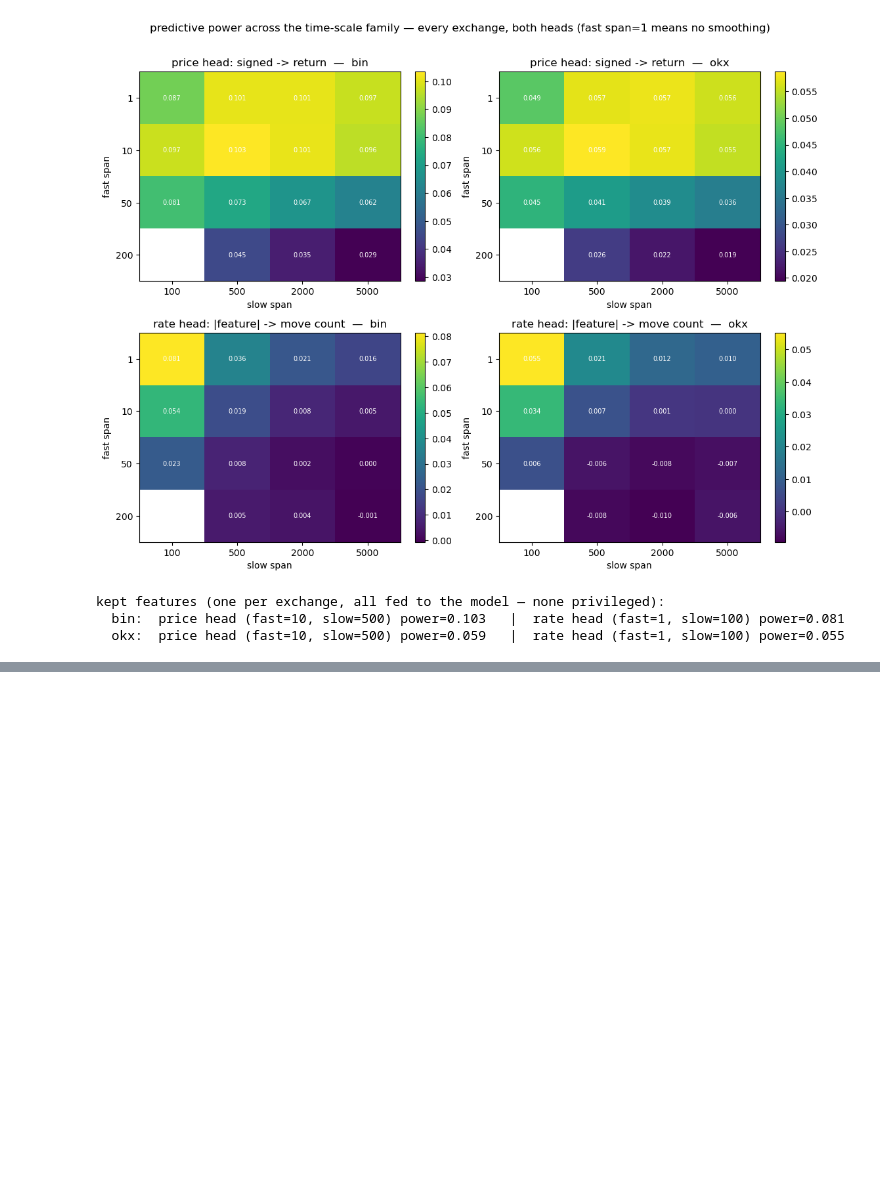
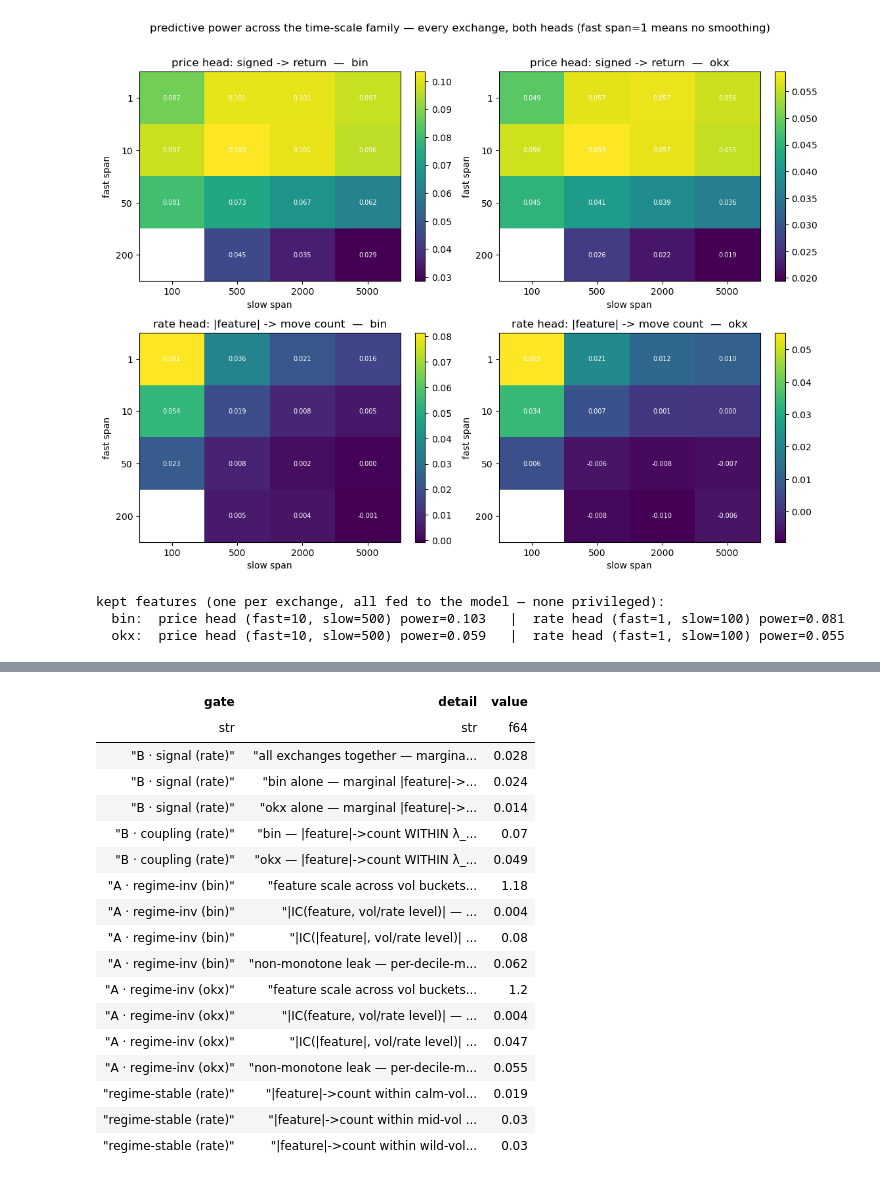
Before and after one commit to leithboyd/boba, a Jupyter notebook: notebooks/features/template.ipynb, the cells around one changed output, grey strips where cells are left out. Cells and saved outputs as stored; diff of their text form; code cells hidden in the pictures; blank space fills up the shorter version.

```diff
--- a/notebooks/features/template.ipynb
+++ b/notebooks/features/template.ipynb
@@ -918,35 +910,38 @@ decouple does what Gate B's control branch needs.
 # %%
-# SELF-TEST of the control-branch decouple (does NOT touch the alpha worked example above).
-rng = np.random.default_rng(0)
-# a count/λ_ev-style rate-head target on the grid (the same shape rate_target has)
-st_count  = (cum_mv[np.searchsorted(byb_rx, anchor_ts + HORIZON_NS, "right")]
-             - cum_mv[np.searchsorted(byb_rx, anchor_ts, "right")]).astype(float)   # byb moves over the next 100 ms
-st_target = st_count / np.maximum(lam_at_anchor, 1e-9)                               # count ÷ λ_ev (the scored ratio target)
-st_lam    = lam_at_anchor                                                            # the shared yardstick == STRAT_VAR
+# === RATE-HEAD GATES ===
+# The price-head gates above ran the price-SPAN feature against the σ_ev price target. The rate head is fed a
+# DIFFERENT-span feature (the rate_member pick) and predicts the COUNT target, so its verdict can't be inherited
+# from the price gates — it gets the SAME two-gate battery here, against the count target.
+#  * The rate head's signal lives in the MAGNITUDE: |feature|->count is the §6 diagnostic, and the model is fed the
+#    SIGNED feature and recovers |.| internally (a nonlinear head can). So Gate B scores |feature| — a LINEAR score
+#    on the signed feature reads ~0 precisely because the count relationship is symmetric; |feature| is the honest
+#    proxy for what the nonlinear rate head extracts.
+#  * Coupling guard: the price head could set STRAT_VAR=None because its SIGNED numerator decouples the shared σ_ev.
+#    The magnitude path has no sign to decouple it, and |feature| ~ 1/σ_ev while count/λ_ev ~ 1/λ_ev share the byb-
+#    activity regime — so we add a within-λ_ev stratified line per exchange to confirm the marginal is not a 1/λ_ev artefact.
+#  * Gate A is re-run PER EXCHANGE on the rate-span feature (a distribution property — it differs by venue AND by span).
+disloc_rate = {ex: price_dislocation(ex, FAST[rate_member[ex][0]], SLOW[rate_member[ex][1]]) for ex in OTHERS}
+mag_rate    = {ex: np.abs(disloc_rate[ex]) for ex in OTHERS}
 
-# PURE-SPURIOUS control ratio: numerator independent of the count, divided by the SAME λ_ev -> shares only the denominator.
-# Keep the numerator nearly CONSTANT so the shared 1/λ_ev dominates the ratio's variance -> a fake raw IC the stratify removes.
-spur_num   = 1.0 + 0.25 * rng.standard_normal(len(anchor_ts))                        # constant-ish, count-independent numerator
-spur_ratio = spur_num / np.maximum(st_lam, 1e-9)
-# REAL-signal control ratio: numerator that genuinely predicts the count, divided by the SAME λ_ev.
-real_num   = st_count + 3.0 * rng.standard_normal(len(anchor_ts))                    # tracks the count (with noise)
-real_ratio = real_num / np.maximum(st_lam, 1e-9)
+joint_rate  = signal_ic(list(mag_rate.values()), own=False, tgt=rate_target)            # |feature|->count, marginal over the controls, all venues together
+strat_rate  = signal_ic_by_regime(list(mag_rate.values()), own=False, tgt=rate_target)  # the calm/mid/wild companion
+rci = wf_marginal_ci(list(mag_rate.values()), rate_target)   # H5: per-fold spread + block-bootstrap CI for the rate-head headline marginal
+print(f"joint Gate B (rate) marginal {joint_rate:.3f}  |  per-fold {rci['per_fold']} (positive in {rci['pos']}/{rci['nf']})  |  block-bootstrap 90% CI [{rci['ci'][0]}, {rci['ci'][1]}]  (block ~{rci['block_len']} anchors ~{rci['block_s']}s)")
+# gate_a (worst-coordinate Gate A, used for both heads) is defined in the §6 price-gate cell above.
 
-def _raw(f, y):
-    m = np.isfinite(f) & np.isfinite(y); return float(spearmanr(f[m], y[m]).statistic)
-print("control-branch decouple self-test — THROUGH signal_ic (target = count/λ_ev, STRAT_VAR = λ_ev, heavy-tailed):")
-spur_raw, real_raw = _raw(spur_ratio, st_target), _raw(real_ratio, st_target)
-_k, _s = FEATURE_KIND, STRAT_VAR                                          # BLOCKER-2: exercise the REAL gate path (signal_ic), not stratified_ic directly
-try:
-    globals().update(FEATURE_KIND="control", STRAT_VAR=st_lam)           # st_lam == lam_at_anchor is genuinely heavy-tailed (ISSUE-5 stress)
-    spur_gate = signal_ic([spur_ratio], own=True, tgt=st_target)
-    real_gate = signal_ic([real_ratio], own=True, tgt=st_target)
-finally:
-    globals().update(FEATURE_KIND=_k, STRAT_VAR=_s)
-print(f"  pure-spurious:  raw Spearman {spur_raw:+.3f}  ->  signal_ic {spur_gate:+.3f}   (want raw large, gated ~0)")
-print(f"  real-signal:    raw Spearman {real_raw:+.3f}  ->  signal_ic {real_gate:+.3f}   (want signal kept)")
-assert abs(spur_gate) < 0.04,                      f"stratify failed to kill the spurious heavy-tailed coupling ({spur_gate:+.3f})"
-assert abs(spur_raw) > 3 * abs(spur_gate) + 0.04,  f"spurious raw IC not materially larger than gated ({spur_raw:+.3f} vs {spur_gate:+.3f})"
-assert abs(real_gate) > 0.05,                      f"stratify destroyed the real signal ({real_gate:+.3f})"
-print("  OK — the gate's control path decouples the spurious heavy-tailed ratio and keeps the real signal.")
+rate_rows  = [dict(gate="B · signal (rate)", detail="all exchanges together — marginal |feature|->count over the controls; want >~ 0.01", value=joint_rate)]
+rate_rows += [dict(gate="B · signal (rate)", detail=f"{ex} alone — marginal |feature|->count over the controls",
+                   value=signal_ic([mag_rate[ex]], own=False, tgt=rate_target)) for ex in OTHERS]
+rate_rows += [dict(gate="B · coupling (rate)", detail=f"{ex} — |feature|->count WITHIN λ_ev strata (stays +ve => not a 1/λ_ev artefact)",
+                   value=round(stratified_ic(mag_rate[ex], rate_target, lam_at_anchor), 3)) for ex in OTHERS]
+for ex in OTHERS:
+    a = gate_a(disloc_rate[ex])
+    rate_rows += [dict(gate=f"A · regime-inv ({ex})", detail="feature scale across vol buckets (max/min) — HARD, want < ~3", value=a["scale"]),
+                  dict(gate=f"A · regime-inv ({ex})", detail="|IC(feature, vol/rate level)| — signed mean-track, worst coord; want < ~0.05", value=a["track"]),
+                  dict(gate=f"A · regime-inv ({ex})", detail="|IC(|feature|, vol/rate level)| — the rate head sees |feature|, worst coord; want < ~0.1", value=a["mag"]),
+                  dict(gate=f"A · regime-inv ({ex})", detail="non-monotone leak — per-decile-mean dispersion (mean & magnitude), worst; want < ~0.1", value=a["disp"])]
+rate_rows += [dict(gate="regime-stable (rate)", detail=f"|feature|->count within {nm}-vol (companion: stay positive)", value=strat_rate.get(r, float("nan")))
+              for r, nm in [(0, "calm"), (1, "mid"), (2, "wild")]]
+pl.Config.set_tbl_rows(25); pl.Config.set_fmt_str_lengths(70)
+pl.DataFrame(rate_rows)
 # %% [output]
@@ -957 +950,19 @@ control-branch decouple self-test — THROUGH signal_ic (target = count/λ_ev, S
+| gate | detail | value |
+| str | str | f64 |
+| "B · signal (rate)" | "all exchanges together — margina... | 0.028 |
+| "B · signal (rate)" | "bin alone — marginal |feature|->... | 0.024 |
+| "B · signal (rate)" | "okx alone — marginal |feature|->... | 0.014 |
+| "B · coupling (rate)" | "bin — |feature|->count WITHIN λ_... | 0.07 |
+| "B · coupling (rate)" | "okx — |feature|->count WITHIN λ_... | 0.049 |
+| "A · regime-inv (bin)" | "feature scale across vol buckets... | 1.18 |
+| "A · regime-inv (bin)" | "|IC(feature, vol/rate level)| — ... | 0.004 |
+| "A · regime-inv (bin)" | "|IC(|feature|, vol/rate level)| ... | 0.08 |
+| "A · regime-inv (bin)" | "non-monotone leak — per-decile-m... | 0.062 |
+| "A · regime-inv (okx)" | "feature scale across vol buckets... | 1.2 |
+| "A · regime-inv (okx)" | "|IC(feature, vol/rate level)| — ... | 0.004 |
+| "A · regime-inv (okx)" | "|IC(|feature|, vol/rate level)| ... | 0.047 |
+| "A · regime-inv (okx)" | "non-monotone leak — per-decile-m... | 0.055 |
+| "regime-stable (rate)" | "|feature|->count within calm-vol... | 0.019 |
+| "regime-stable (rate)" | "|feature|->count within mid-vol ... | 0.03 |
+| "regime-stable (rate)" | "|feature|->count within wild-vol... | 0.03 |
 # %% [markdown]
```
Also changed, not shown: parts of 30 cells of this notebook, 6 other files.
